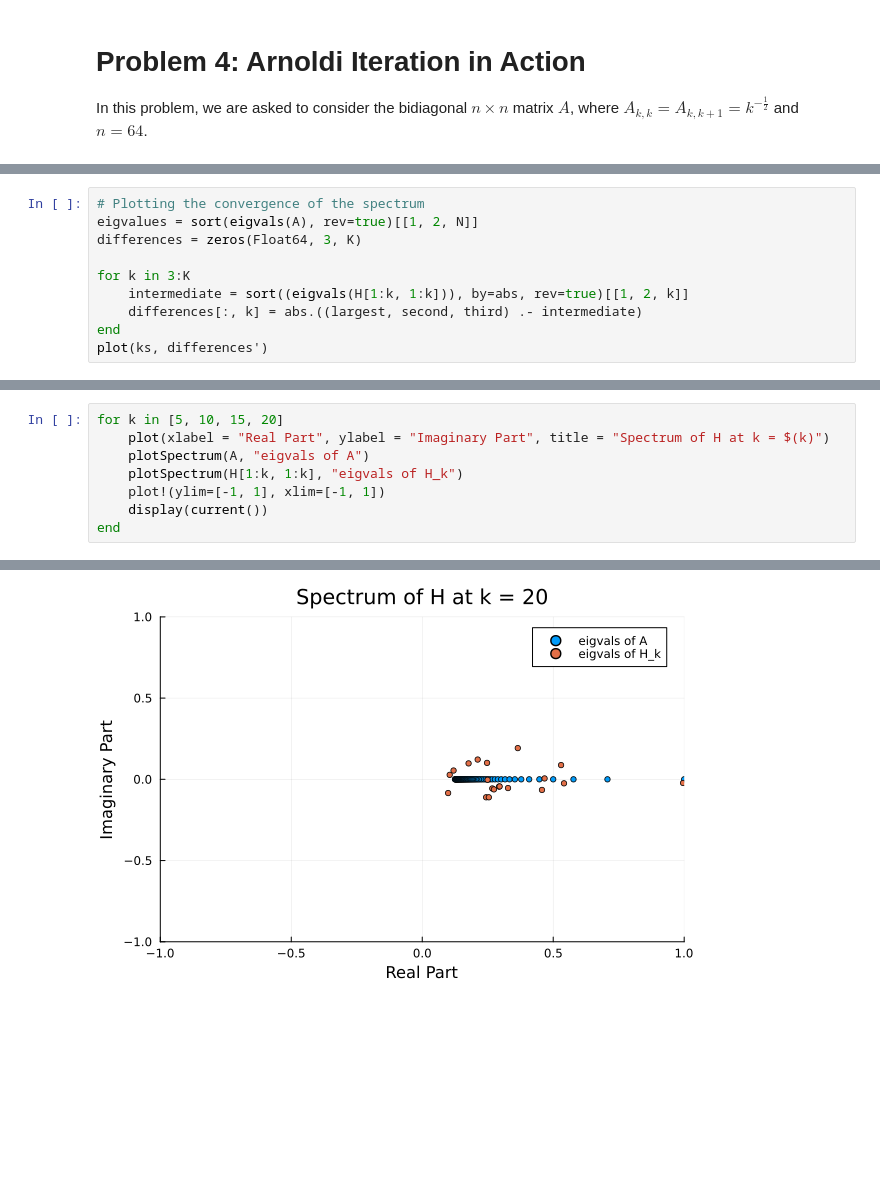
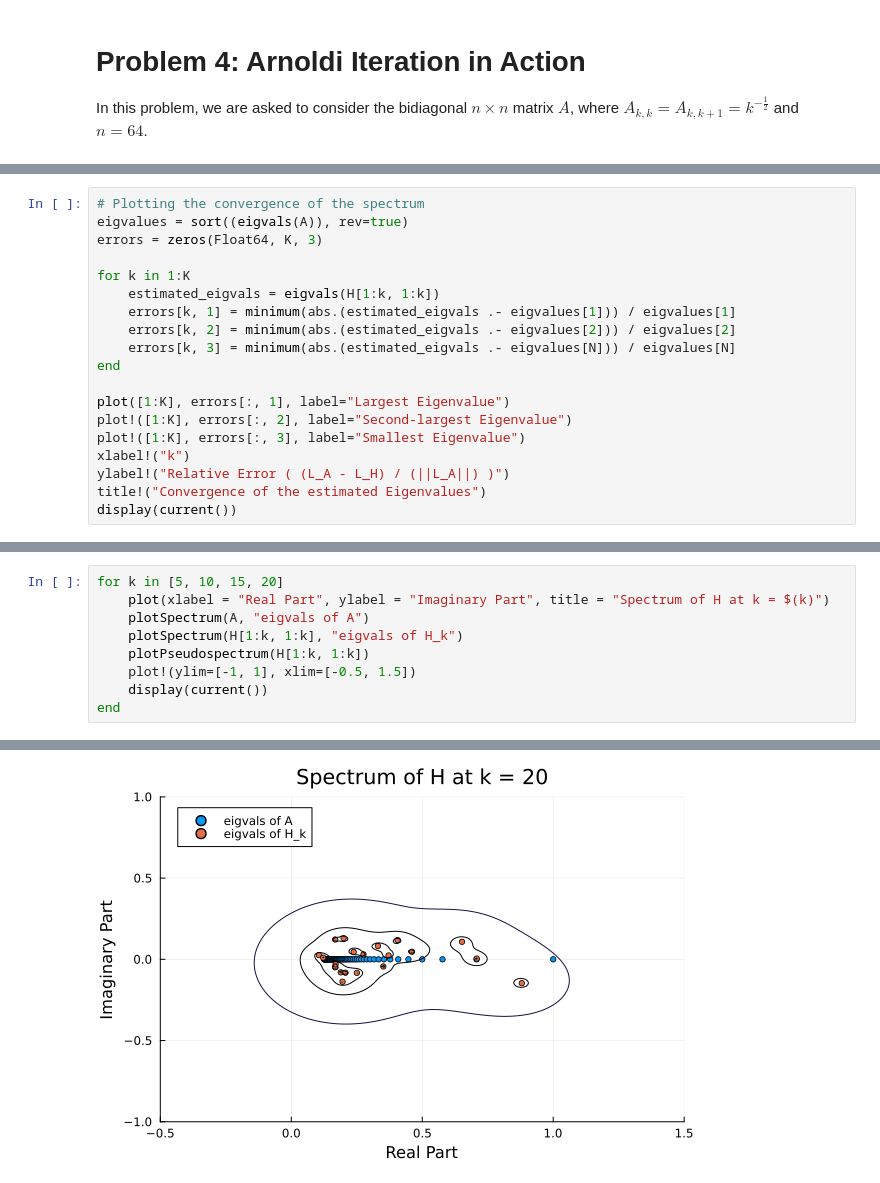
Before and after one commit to sopsahl/18335, a Jupyter notebook: sopsahl/pset3/pset3.ipynb, the cells around one changed output, grey strips where cells are left out. Saved outputs shown, nothing was run; the diff lists cells and outputs as text; blank space fills up the shorter version.

```diff
--- a/sopsahl/pset3/pset3.ipynb
+++ b/sopsahl/pset3/pset3.ipynb
@@ -250,12 +252,2 @@ for k in ks
 
 end
-# %%
-# Plotting the convergence of the spectrum
-eigvalues = sort(eigvals(A), rev=true)[[1, 2, N]]
-differences = zeros(Float64, 3, K)
-
-for k in 3:K
-    intermediate = sort((eigvals(H[1:k, 1:k])), by=abs, rev=true)[[1, 2, k]]
-    differences[:, k] = abs.((largest, second, third) .- intermediate)
-end
-plot(ks, differences')
@@ -267,0 +254,19 @@ We are asked to plot the spectrum of $H$ at different timesteps.
+# %%
+# Plotting the convergence of the spectrum
+eigvalues = sort((eigvals(A)), rev=true)
+errors = zeros(Float64, K, 3)
+
+for k in 1:K
+    estimated_eigvals = eigvals(H[1:k, 1:k])
+    errors[k, 1] = minimum(abs.(estimated_eigvals .- eigvalues[1])) / eigvalues[1]
+    errors[k, 2] = minimum(abs.(estimated_eigvals .- eigvalues[2])) / eigvalues[2]
+    errors[k, 3] = minimum(abs.(estimated_eigvals .- eigvalues[N])) / eigvalues[N]
+end
+
+plot([1:K], errors[:, 1], label="Largest Eigenvalue")
+plot!([1:K], errors[:, 2], label="Second-largest Eigenvalue")
+plot!([1:K], errors[:, 3], label="Smallest Eigenvalue")
+xlabel!("k")
+ylabel!("Relative Error ( (L_A - L_H) / (||L_A||) )")
+title!("Convergence of the estimated Eigenvalues")
+display(current())
@@ -270,7 +283,8 @@ for k in [5, 10, 15, 20]
     plot(xlabel = "Real Part", ylabel = "Imaginary Part", title = "Spectrum of H at k = $(k)")
     plotSpectrum(A, "eigvals of A")
     plotSpectrum(H[1:k, 1:k], "eigvals of H_k")
-    plot!(ylim=[-1, 1], xlim=[-1, 1])
+    plotPseudospectrum(H[1:k, 1:k])
+    plot!(ylim=[-1, 1], xlim=[-0.5, 1.5])
     display(current())
 end
 # %% [output]
@@ -280 +294 @@ end
-[figure, old version]
+[figure, new version]
```
Also changed, not shown: parts of 14 cells of this notebook, 1 other file.
